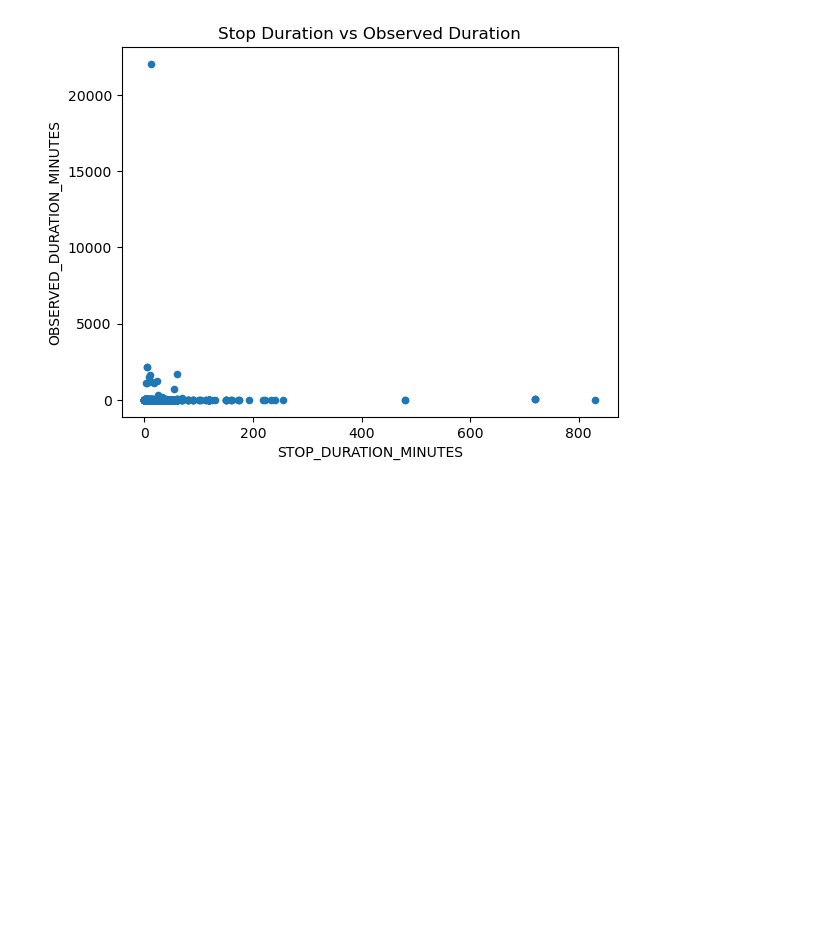
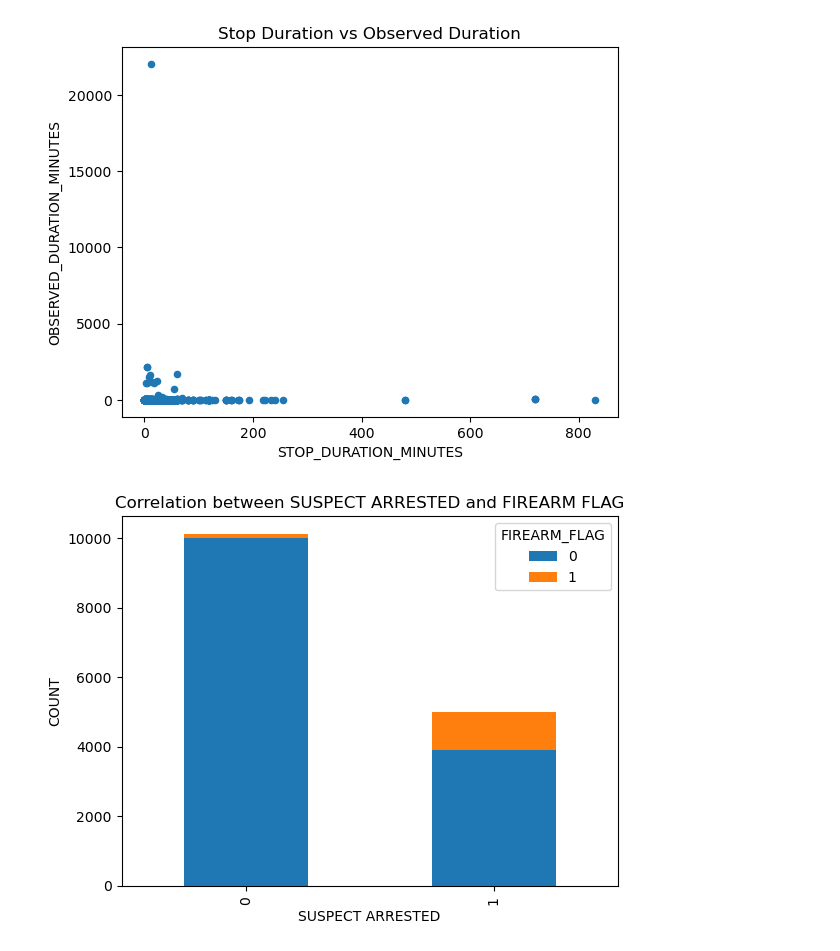
Before and after one commit to RicardoTlatelpa/StopAndFrisk, a Jupyter notebook: final_eda.ipynb, the cells around one changed output. Cells and saved outputs as stored; diff of their text form; code cells hidden in the pictures; blank space fills up the shorter version.

Commit message:
Feature relationship between arrested flag and fire arm flag and searched flag features

```diff
--- a/final_eda.ipynb
+++ b/final_eda.ipynb
@@ -268,3 +268,13 @@ data.plot(kind='scatter',x='STOP_DURATION_MINUTES',
 plt.show()
 # %% [output]
 [figure]
+# %%
+c_table = pd.crosstab(data['SUSPECT_ARRESTED_FLAG'],data['FIREARM_FLAG'])
+c_table.plot(kind="bar",stacked=True,
+             xlabel = "SUSPECT ARRESTED",
+             ylabel = "COUNT",
+             title= "Correlation between SUSPECT ARRESTED and FIREARM FLAG")
+
+plt.show()
+# %% [output]
+[figure, added]
```
Also changed, not shown: parts of 1 cell of this notebook.
